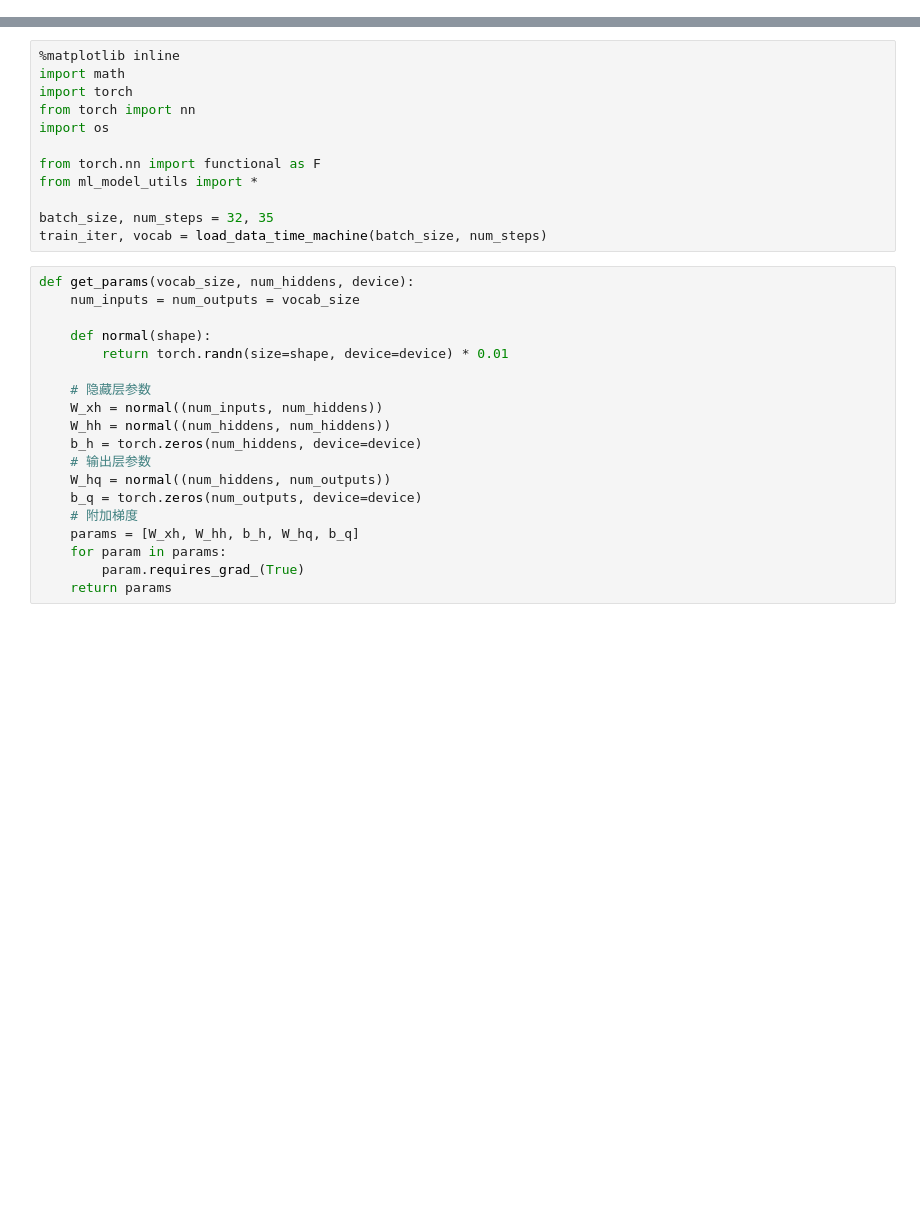
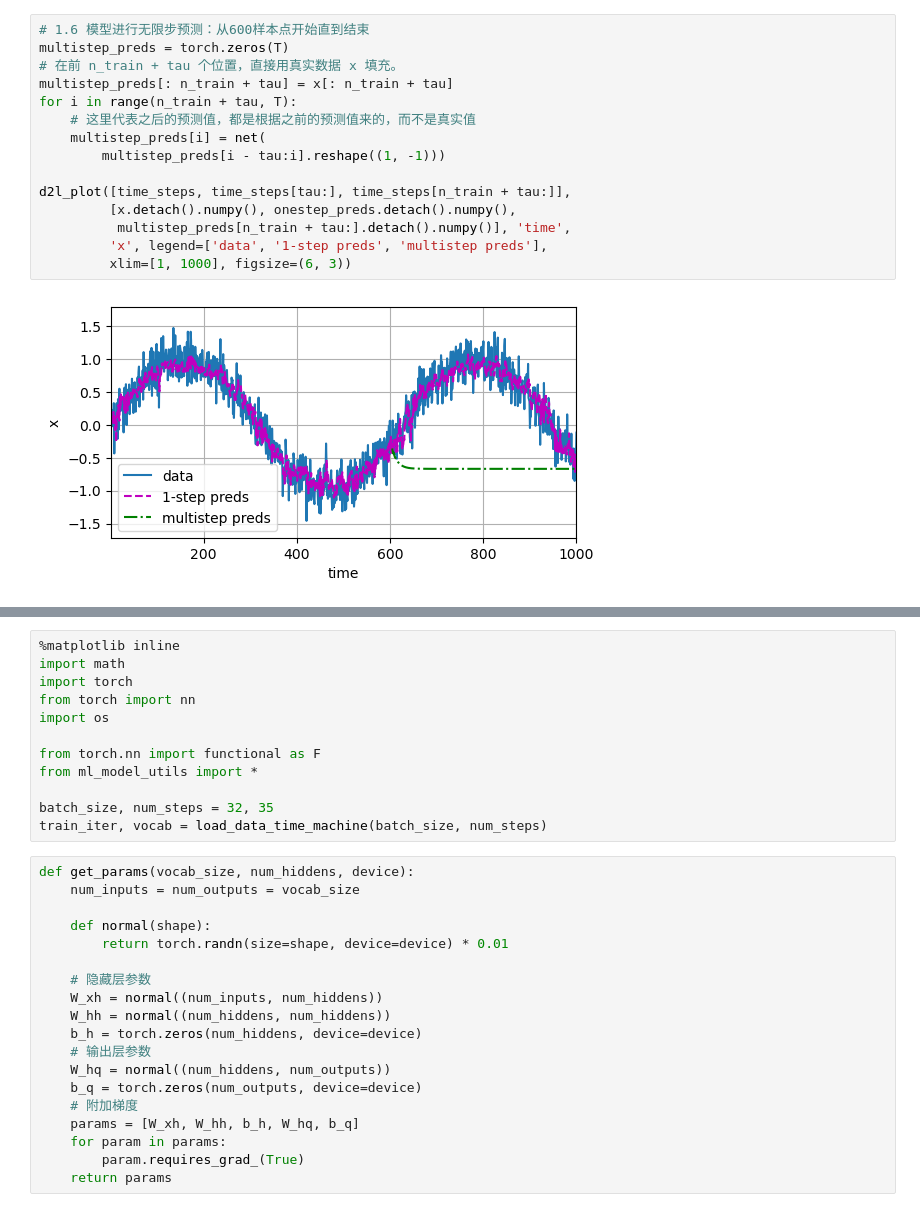
Before and after one commit to chilltse/notes_limu, a Jupyter notebook: model/RNN.ipynb, the cells around one changed output, grey strips where cells are left out. Saved outputs shown, nothing was run; the diff lists cells and outputs as text; blank space fills up the shorter version.

```diff
--- a/model/RNN.ipynb
+++ b/model/RNN.ipynb
@@ -18,0 +156,17 @@ plt.show()
+# %%
+# 1.6 模型进行无限步预测：从600样本点开始直到结束
+multistep_preds = torch.zeros(T)
+# 在前 n_train + tau 个位置，直接用真实数据 x 填充。
+multistep_preds[: n_train + tau] = x[: n_train + tau]
+for i in range(n_train + tau, T):
+    # 这里代表之后的预测值，都是根据之前的预测值来的，而不是真实值
+    multistep_preds[i] = net(
+        multistep_preds[i - tau:i].reshape((1, -1)))
+
+d2l_plot([time_steps, time_steps[tau:], time_steps[n_train + tau:]],
+         [x.detach().numpy(), onestep_preds.detach().numpy(),
+          multistep_preds[n_train + tau:].detach().numpy()], 'time',
+         'x', legend=['data', '1-step preds', 'multistep preds'],
+         xlim=[1, 1000], figsize=(6, 3))
+# %% [output]
+[figure, added]
```
Also changed, not shown: parts of 21 cells of this notebook, 2 other files.
